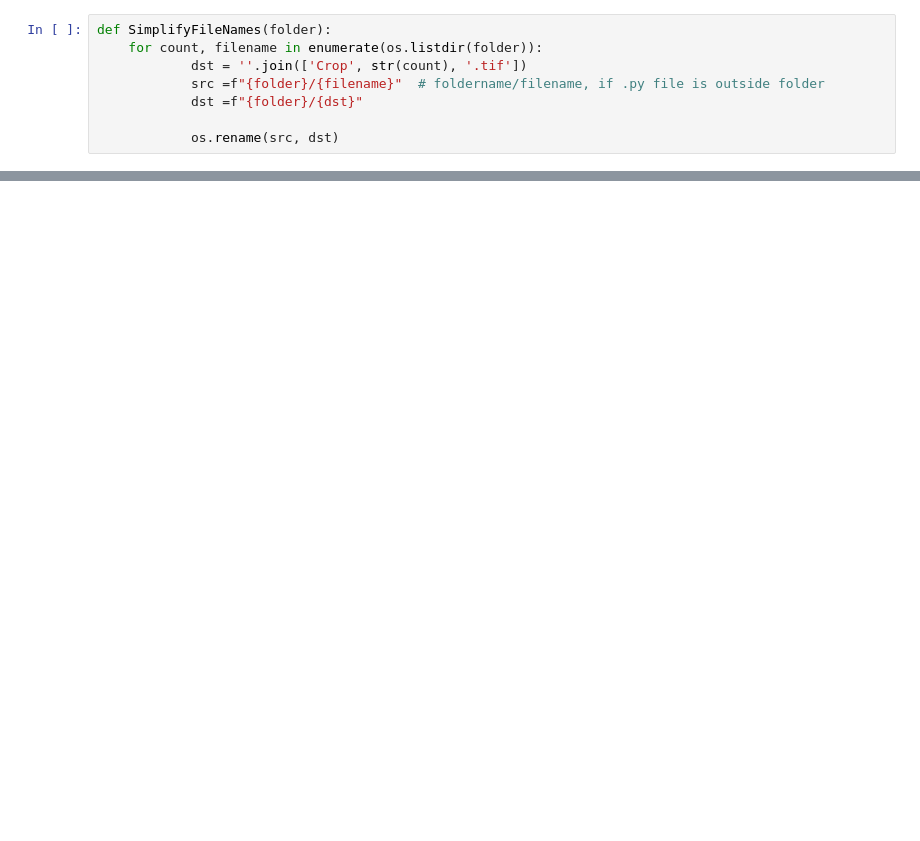
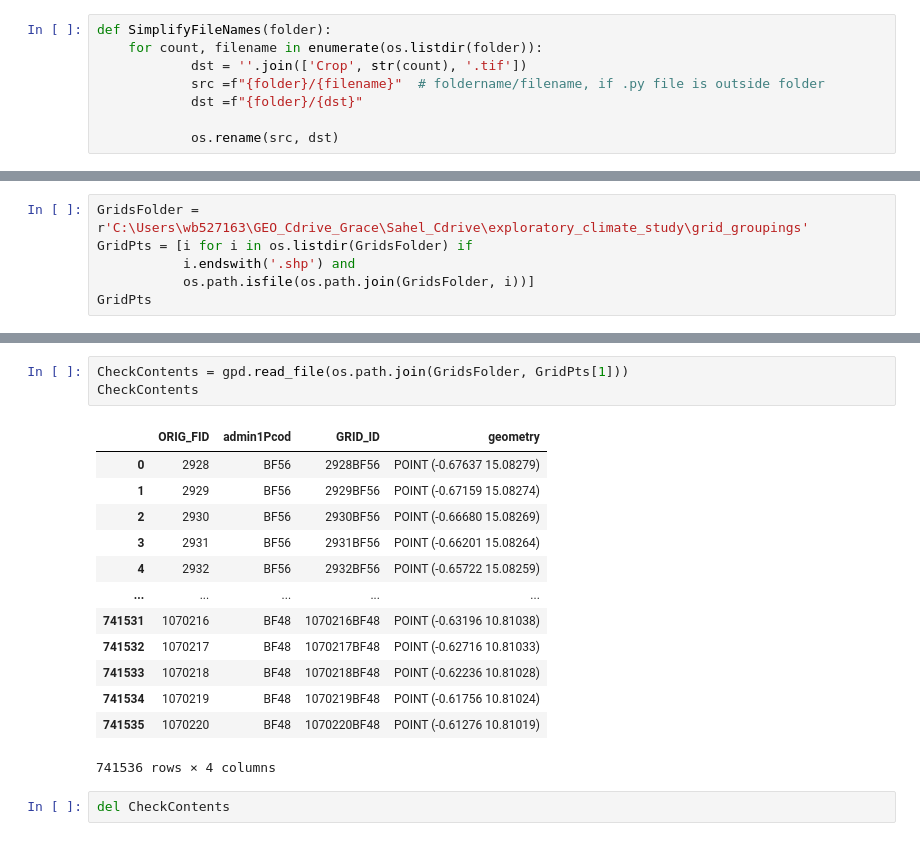
Before and after one commit to gracedoherty/Misc, a Jupyter notebook: MapSPAM_GAEZ_toGrid.ipynb, the cells around one changed output, grey strips where cells are left out. Saved outputs shown, nothing was run; the diff lists cells and outputs as text; blank space fills up the shorter version.

```diff
--- a/MapSPAM_GAEZ_toGrid.ipynb
+++ b/MapSPAM_GAEZ_toGrid.ipynb
@@ -92,0 +67,6 @@ gdal_calc.py -A *.tif --outfile=ProdSum.tif --calc="numpy.sum(A,axis=0)"
+# %%
+GridsFolder = r'C:\Users\wb527163\GEO_Cdrive_Grace\Sahel_Cdrive\exploratory_climate_study\grid_groupings'
+GridPts = [i for i in os.listdir(GridsFolder) if
+           i.endswith('.shp') and
+           os.path.isfile(os.path.join(GridsFolder, i))]
+GridPts
@@ -92,0 +97,19 @@ gdal_calc.py -A *.tif --outfile=ProdSum.tif --calc="numpy.sum(A,axis=0)"
+# %%
+CheckContents = gpd.read_file(os.path.join(GridsFolder, GridPts[1]))
+CheckContents
+# %% [output]
+|  | ORIG_FID | admin1Pcod | GRID_ID | geometry |
+| 0 | 2928 | BF56 | 2928BF56 | POINT (-0.67637 15.08279) |
+| 1 | 2929 | BF56 | 2929BF56 | POINT (-0.67159 15.08274) |
+| 2 | 2930 | BF56 | 2930BF56 | POINT (-0.66680 15.08269) |
+| 3 | 2931 | BF56 | 2931BF56 | POINT (-0.66201 15.08264) |
+| 4 | 2932 | BF56 | 2932BF56 | POINT (-0.65722 15.08259) |
+| ... | ... | ... | ... | ... |
+| 741531 | 1070216 | BF48 | 1070216BF48 | POINT (-0.63196 10.81038) |
+| 741532 | 1070217 | BF48 | 1070217BF48 | POINT (-0.62716 10.81033) |
+| 741533 | 1070218 | BF48 | 1070218BF48 | POINT (-0.62236 10.81028) |
+| 741534 | 1070219 | BF48 | 1070219BF48 | POINT (-0.61756 10.81024) |
+| 741535 | 1070220 | BF48 | 1070220BF48 | POINT (-0.61276 10.81019) |
+741536 rows × 4 columns
+# %%
+del CheckContents
```
Also changed, not shown: parts of 28 cells of this notebook.
